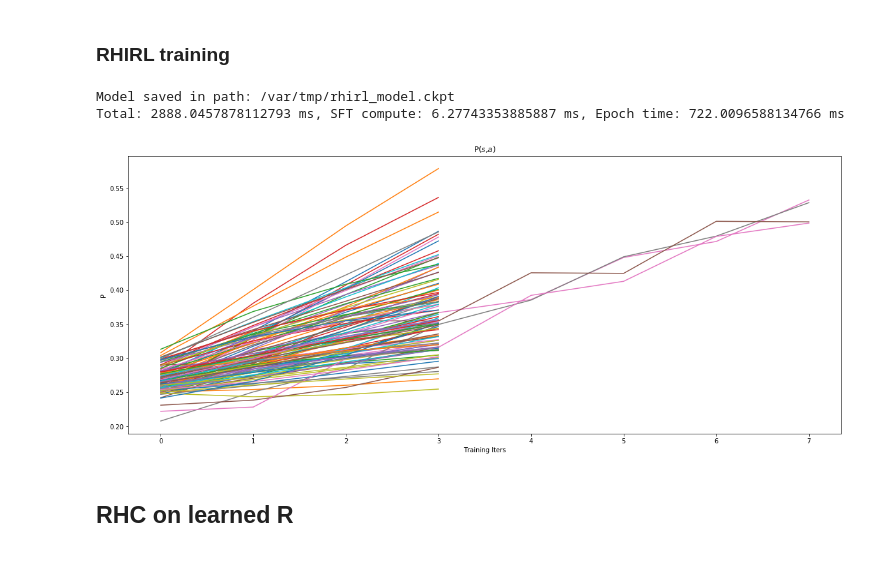
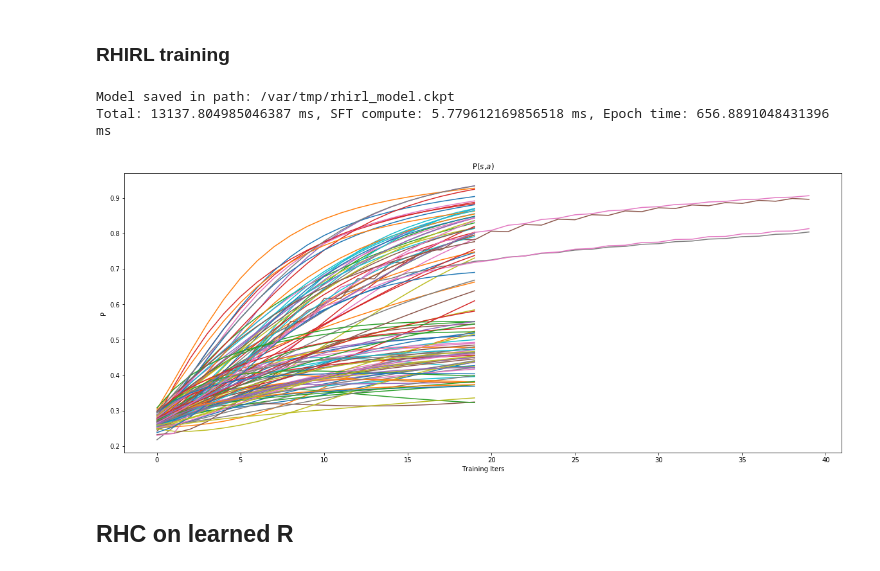
Before and after one commit to yrevar/inverse_rl, a Jupyter notebook: irl/rhirl/RHIRL_Navigation_Experiment.ipynb, the cells around one changed output. Saved outputs shown, nothing was run; the diff lists cells and outputs as text; code cells hidden in the pictures.

```diff
--- a/irl/rhirl/RHIRL_Navigation_Experiment.ipynb
+++ b/irl/rhirl/RHIRL_Navigation_Experiment.ipynb
@@ -137,14 +168,14 @@ Try to overfit the model by maximizing a Pi(s, a)
 ### RHIRL training
 # %%
 p_vals, w, time_state, time_epoch, time_total, _ = rhirl_train(SFT_training, phi_s_dim, heap_size, nA, D_traj_states,
-                                                            D_traj_actions, g1, saver, n_epochs=4, lr=0.01, verbose=False)
+                                                            D_traj_actions, g1, saver, n_epochs=20, lr=0.01, verbose=False)
                                                             #run_rhc_callback=lambda w: run_rhc(nvmdp, D_traj_states, D_traj_actions, phi, H, heap_size, w, g1))
 print("Total: {} ms, SFT compute: {} ms, Epoch time: {} ms".format(time_total, time_state, time_epoch))
 plot_p_vals_all_states(p_vals, D_traj_states, D_traj_actions, legend=False)
 # %% [output]
 Model saved in path: /var/tmp/rhirl_model.ckpt
-Total: 2888.0457878112793 ms, SFT compute: 6.27743353885887 ms, Epoch time: 722.0096588134766 ms
+Total: 13137.804985046387 ms, SFT compute: 5.779612169856518 ms, Epoch time: 656.8891048431396 ms
-[figure, old version]
+[figure, new version]
 # %% [markdown]
 ## RHC on learned R
 # %%
```
Also changed, not shown: parts of 7 cells of this notebook, 1 other file.
